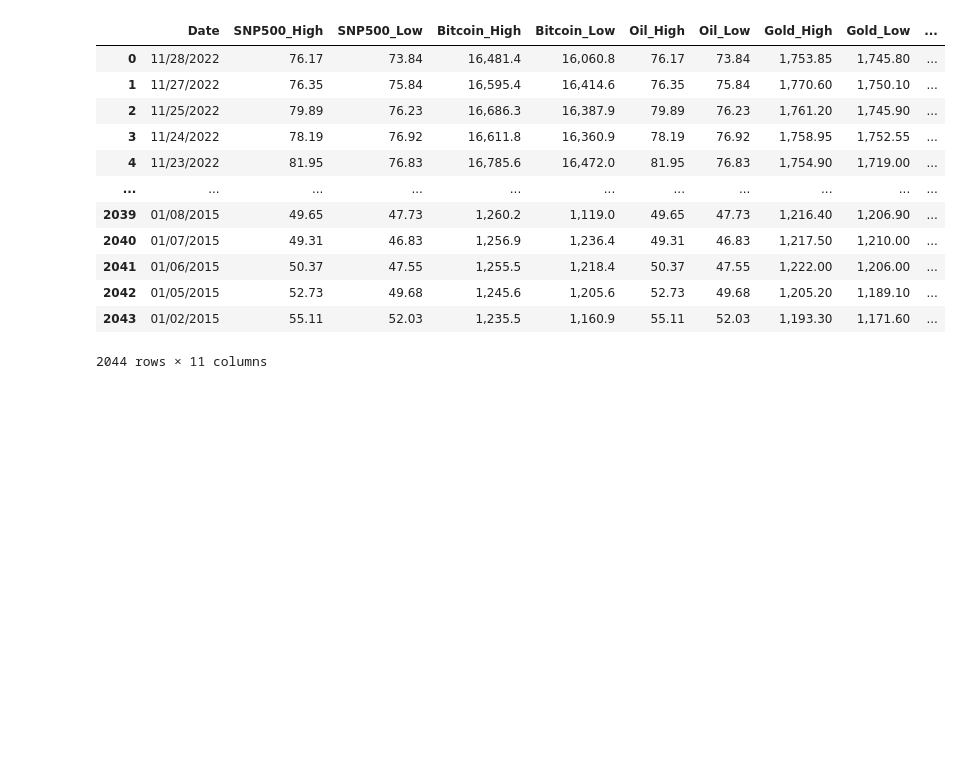
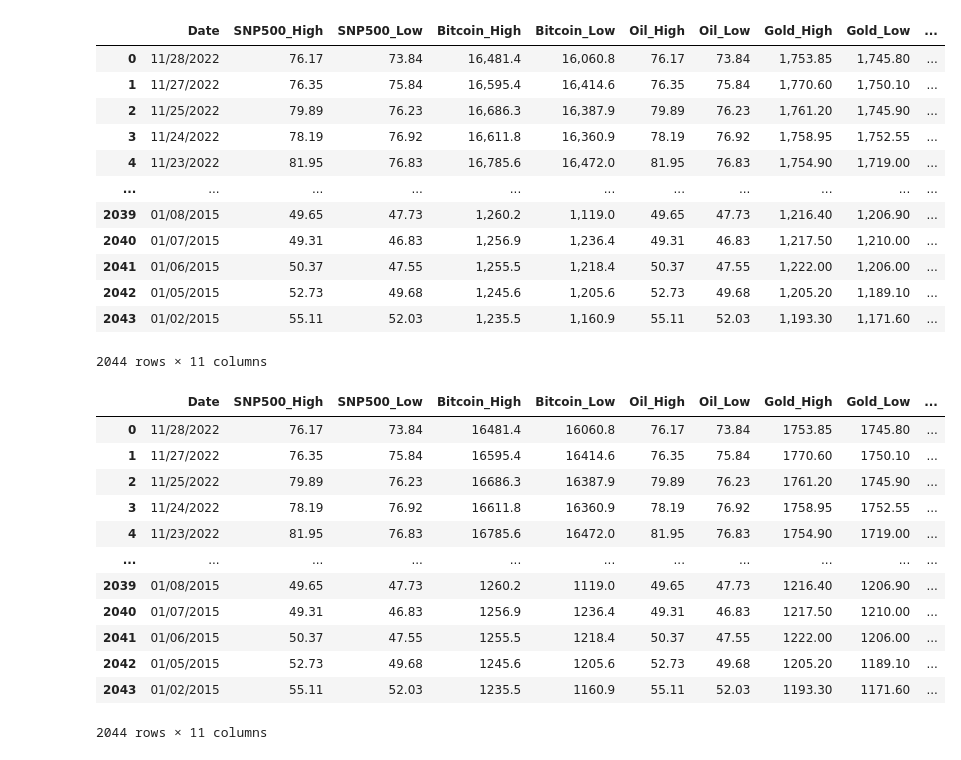
Before and after one commit to RyanKusnadi/data-engineering-pipeline-predicting-SNP500-price, a Jupyter notebook: ETL of Historical CSV data.ipynb, the cells around one changed output. Cells and saved outputs as stored; diff of their text form; code cells hidden in the pictures; blank space fills up the shorter version.

```diff
--- a/ETL of Historical CSV data.ipynb
+++ b/ETL of Historical CSV data.ipynb
@@ -164,6 +164,29 @@ df_snp500_price
 | 2042 | 01/05/2015 | 52.73 | 49.68 | 1,245.6 | 1,205.6 | 52.73 | 49.68 | 1,205.20 | 1,189.10 | ... |
 | 2043 | 01/02/2015 | 55.11 | 52.03 | 1,235.5 | 1,160.9 | 55.11 | 52.03 | 1,193.30 | 1,171.60 | ... |
 2044 rows × 11 columns
+# %%
+temp = df_snp500_price.drop(columns=['Date'])
+temp
+for i in temp.columns:
+    df_snp500_price[i] = df_snp500_price[i].astype(str)
+    df_snp500_price[i] = df_snp500_price[i].str.replace(',','')
+    df_snp500_price[i] = df_snp500_price[i].astype(float)
+# %%
+df_snp500_price
+# %% [output]
+|  | Date | SNP500_High | SNP500_Low | Bitcoin_High | Bitcoin_Low | Oil_High | Oil_Low | Gold_High | Gold_Low | ... |
+| 0 | 11/28/2022 | 76.17 | 73.84 | 16481.4 | 16060.8 | 76.17 | 73.84 | 1753.85 | 1745.80 | ... |
+| 1 | 11/27/2022 | 76.35 | 75.84 | 16595.4 | 16414.6 | 76.35 | 75.84 | 1770.60 | 1750.10 | ... |
+| 2 | 11/25/2022 | 79.89 | 76.23 | 16686.3 | 16387.9 | 79.89 | 76.23 | 1761.20 | 1745.90 | ... |
+| 3 | 11/24/2022 | 78.19 | 76.92 | 16611.8 | 16360.9 | 78.19 | 76.92 | 1758.95 | 1752.55 | ... |
+| 4 | 11/23/2022 | 81.95 | 76.83 | 16785.6 | 16472.0 | 81.95 | 76.83 | 1754.90 | 1719.00 | ... |
+| ... | ... | ... | ... | ... | ... | ... | ... | ... | ... | ... |
+| 2039 | 01/08/2015 | 49.65 | 47.73 | 1260.2 | 1119.0 | 49.65 | 47.73 | 1216.40 | 1206.90 | ... |
+| 2040 | 01/07/2015 | 49.31 | 46.83 | 1256.9 | 1236.4 | 49.31 | 46.83 | 1217.50 | 1210.00 | ... |
+| 2041 | 01/06/2015 | 50.37 | 47.55 | 1255.5 | 1218.4 | 50.37 | 47.55 | 1222.00 | 1206.00 | ... |
+| 2042 | 01/05/2015 | 52.73 | 49.68 | 1245.6 | 1205.6 | 52.73 | 49.68 | 1205.20 | 1189.10 | ... |
+| 2043 | 01/02/2015 | 55.11 | 52.03 | 1235.5 | 1160.9 | 55.11 | 52.03 | 1193.30 | 1171.60 | ... |
+2044 rows × 11 columns
 # %%
 df_snp500_price.to_csv("full all label and feature.csv")
 # %%
```
Also changed, not shown: parts of 1 cell of this notebook, 4 other files.
